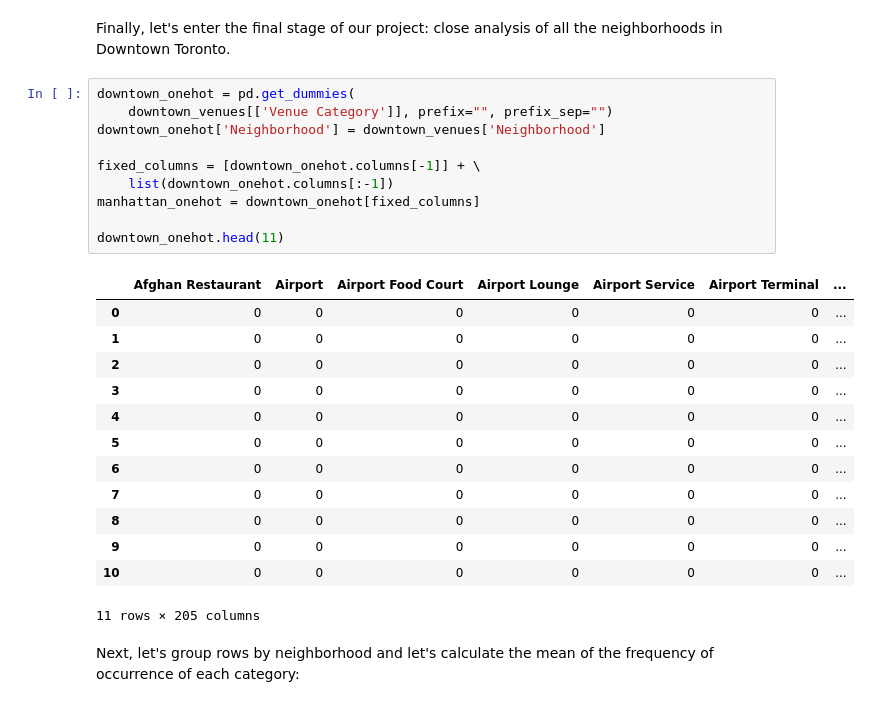
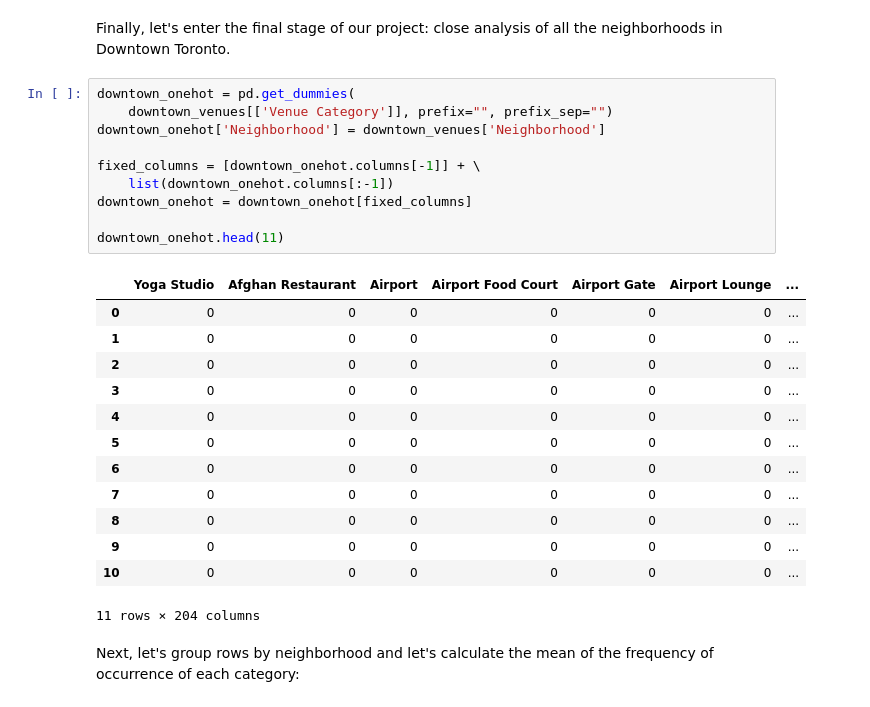
Before and after one commit to zokigorgiev83/Coursera-Capstone, a Jupyter notebook: segmenting_and_clustering_neighborhoods_in_toronto.ipynb, the cells around one changed output. Drawn from its saved outputs; the diff is of its cells as text.

```diff
--- a/segmenting_and_clustering_neighborhoods_in_toronto.ipynb
+++ b/segmenting_and_clustering_neighborhoods_in_toronto.ipynb
@@ -479,15 +479,15 @@ Finally, let's enter the final stage of our project: close analysis of all the n
 # %%
 downtown_onehot = pd.get_dummies(
     downtown_venues[['Venue Category']], prefix="", prefix_sep="")
 downtown_onehot['Neighborhood'] = downtown_venues['Neighborhood']
 
 fixed_columns = [downtown_onehot.columns[-1]] + \
     list(downtown_onehot.columns[:-1])
-manhattan_onehot = downtown_onehot[fixed_columns]
+downtown_onehot = downtown_onehot[fixed_columns]
 
 downtown_onehot.head(11)
 # %% [output]
-|  | Afghan Restaurant | Airport | Airport Food Court | Airport Lounge | Airport Service | Airport Terminal | ... |
+|  | Yoga Studio | Afghan Restaurant | Airport | Airport Food Court | Airport Gate | Airport Lounge | ... |
 | 0 | 0 | 0 | 0 | 0 | 0 | 0 | ... |
 | 1 | 0 | 0 | 0 | 0 | 0 | 0 | ... |
 | 2 | 0 | 0 | 0 | 0 | 0 | 0 | ... |
@@ -499,7 +499,7 @@ downtown_onehot.head(11)
 | 8 | 0 | 0 | 0 | 0 | 0 | 0 | ... |
 | 9 | 0 | 0 | 0 | 0 | 0 | 0 | ... |
 | 10 | 0 | 0 | 0 | 0 | 0 | 0 | ... |
-11 rows × 205 columns
+11 rows × 204 columns
 # %% [markdown]
 Next, let's group rows by neighborhood and let's calculate the mean of the frequency of occurrence of each category:
 # %%
```
Also changed, not shown: parts of 12 cells of this notebook, 2 other files.
